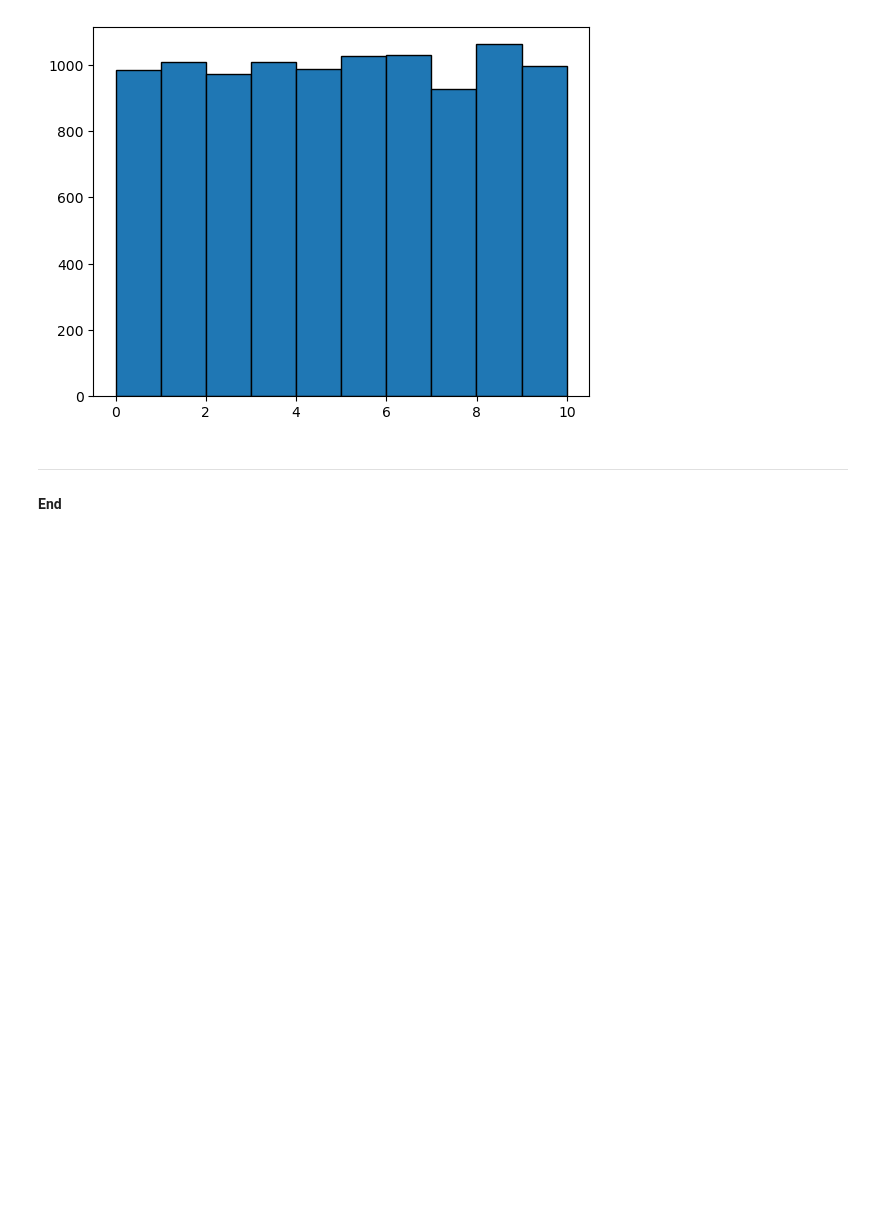
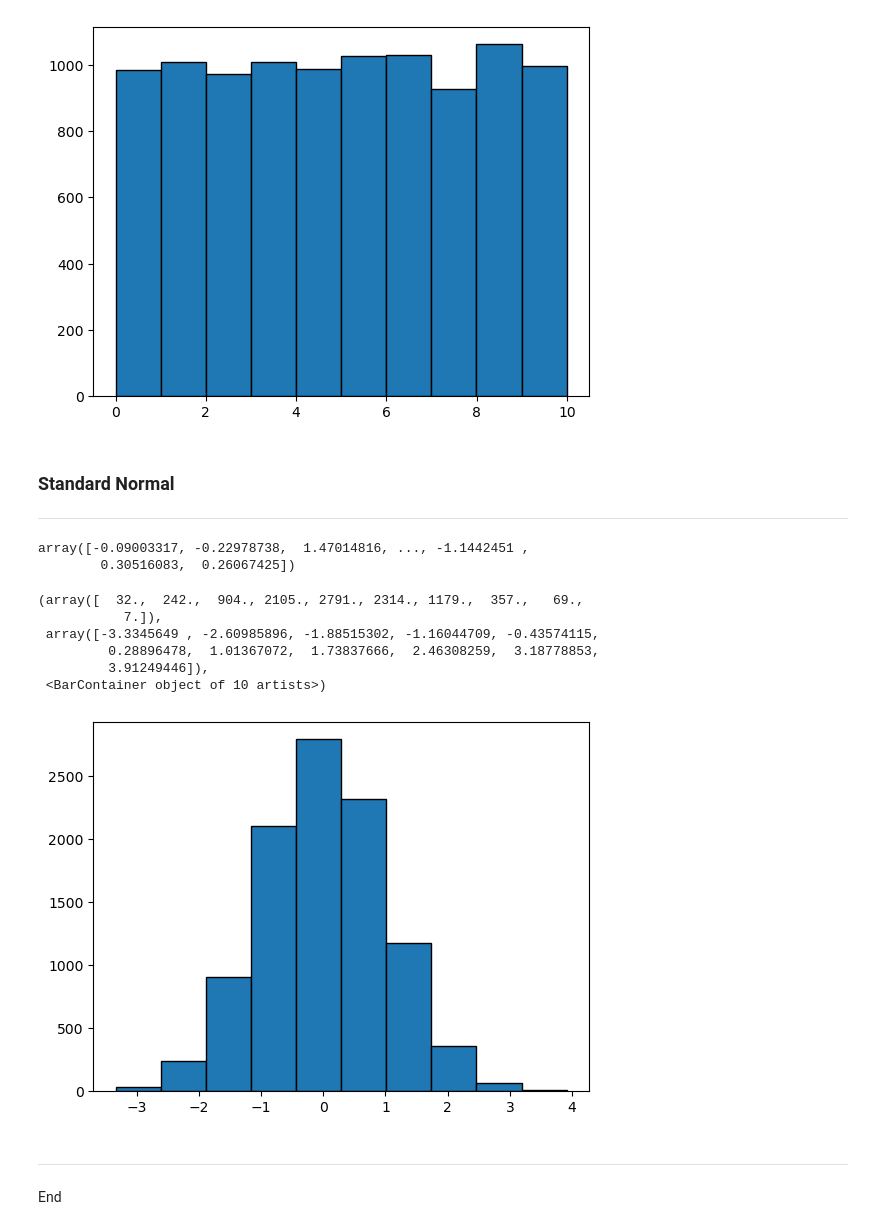
Before and after one commit to h2ohugol/mywork, a Jupyter notebook: random.ipynb, the cells around one changed output. Drawn from its saved outputs; the diff is of its cells as text; code cells hidden in the pictures; blank space fills up the shorter version.

Commit message:
Up to Standard Normal/End

```diff
--- a/random.ipynb
+++ b/random.ipynb
@@ -178,7 +178,31 @@ plt.hist(x, edgecolor='black')
         7.99794350e+00, 8.99744186e+00, 9.99694022e+00]),
  <BarContainer object of 10 artists>)
 [figure]
+# %% [markdown]
+### Standard Normal
+
+***
+# %%
+# Generate an array of 10000 numbers.
+x = rng.standard_normal(size=10000)
+
+# Show.
+x
+# %% [output]
+array([-0.09003317, -0.22978738,  1.47014816, ..., -1.1442451 ,
+        0.30516083,  0.26067425])
+# %%
+# Plot histogram.
+plt.hist(x, edgecolor='black')
+# %% [output]
+(array([  32.,  242.,  904., 2105., 2791., 2314., 1179.,  357.,   69.,
+           7.]),
+ array([-3.3345649 , -2.60985896, -1.88515302, -1.16044709, -0.43574115,
+         0.28896478,  1.01367072,  1.73837666,  2.46308259,  3.18778853,
+         3.91249446]),
+ <BarContainer object of 10 artists>)
+[figure, added]
 # %% [markdown]
 ***
 
-#### End
+End
```
